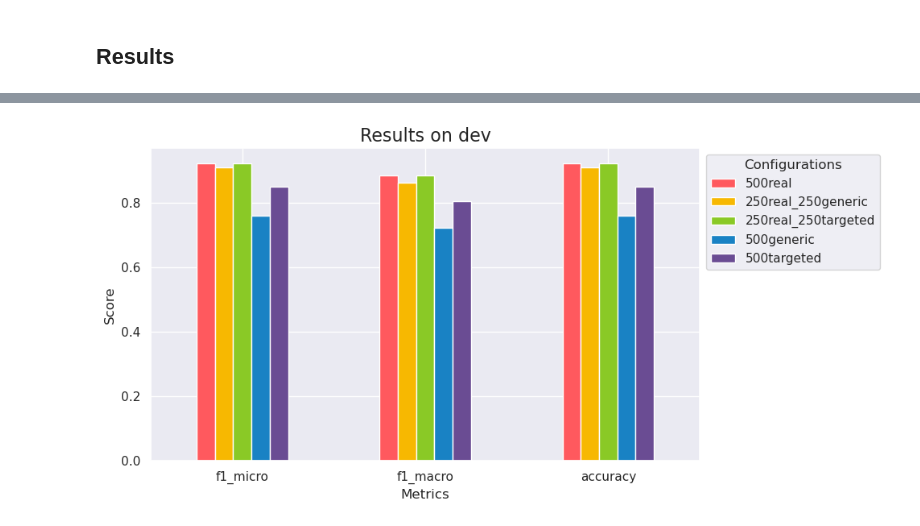
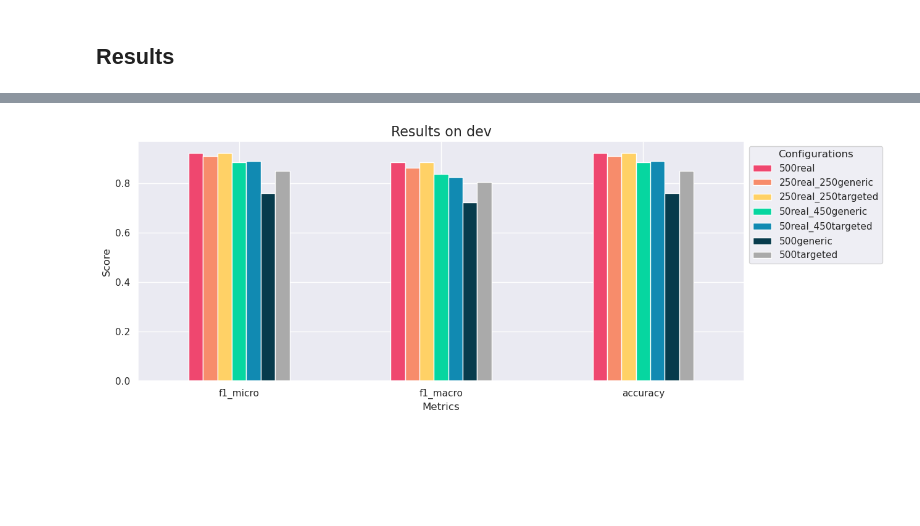
Before and after one commit to AlessandroGhiotto/thesis-nlp, a Jupyter notebook: src/agnews/run_multiclassRoBERTA_agnews.ipynb, the cells around one changed output, grey strips where cells are left out. Drawn from its saved outputs; the diff is of its cells as text; code cells hidden in the pictures; blank space fills up the shorter version.

```diff
--- a/src/agnews/run_multiclassRoBERTA_agnews.ipynb
+++ b/src/agnews/run_multiclassRoBERTA_agnews.ipynb
@@ -205,6 +167,8 @@ train_details = main_multiclassRoBERTA(
     dev_df=dev_df,
     synth_ratio=0.5, # 50% of the data is synthetic
     max_samples=500,
+    epochs=8,
+    batch_size=16,
     output_dir=os.path.join(FOLDER_DIR, name),
     log_dir=LOG_DIR,
     generation_method="targeted augmentation",
@@ -249,0 +270,22 @@ TRAIN DETAILS:
+# %%
+name = "exp_50real_450targeted"
+train_details = main_multiclassRoBERTA(
+    real_df=real_train_df,
+    synth_df=syn_targeted_df, # Targeted Augmentation
+    dev_df=dev_df,
+    synth_ratio=0.9, # 50% of the data is synthetic
+    max_samples=500,
+    epochs=8,
+    batch_size=16,
+    output_dir=os.path.join(FOLDER_DIR, name),
+    log_dir=LOG_DIR,
+    generation_method="targeted augmentation",
+    save_model=False,
+    save_dataset=False,
+)
+print("\nTRAIN DETAILS:")
+print(json.dumps(train_details, indent=4))
+
+res = train_details["metrics_dev"]
+res["method"] = name.replace("exp_", "")
+results.append(res)
@@ -257,6 +329,8 @@ train_details = main_multiclassRoBERTA(
     dev_df=dev_df,
     synth_ratio=1.0, # 100% of the data is synthetic
     max_samples=500,
+    epochs=8,
+    batch_size=16,
     output_dir=os.path.join(FOLDER_DIR, name),
     log_dir=LOG_DIR,
     generation_method="generic augmentation",
@@ -309,6 +383,8 @@ train_details = main_multiclassRoBERTA(
     dev_df=dev_df,
     synth_ratio=1.0, # 100% of the data is synthetic
     max_samples=500,
+    epochs=8,
+    batch_size=16,
     output_dir=os.path.join(FOLDER_DIR, name),
     log_dir=LOG_DIR,
     generation_method="targeted augmentation",
@@ -369,18 +447,18 @@ display(df_results.round(3))
 # %%
 # df_results = pd.read_csv(os.path.join(FOLDER_DIR, "results_RoBERTA.csv"))
 
 plot_df = df_results.set_index('method')
-colors = ['#ff595e', '#f7b801', '#8ac926', '#1982c4', '#6a4c93']
-ax = plot_df.T.plot(kind='bar', figsize=(10, 5), color=colors)
+colors = ['#ef476f', '#f78c6b', '#ffd166', '#06d6a0', '#118ab2', '#073b4c', '#aaaaaa']
+ax = plot_df.T.plot(kind='bar', figsize=(13, 5), color=colors)
 
 plt.title('Results on dev', fontsize=16)
 plt.xlabel('Metrics')
 plt.ylabel('Score')
 plt.xticks(rotation=0)
 plt.legend(title='Configurations', bbox_to_anchor=(1, 1), loc='upper left')
 plt.grid(True)
 
 plt.tight_layout()
 plt.show()
 # %% [output]
-[figure, old version]
+[figure, new version]
```
Also changed, not shown: parts of 14 cells of this notebook, 6 other files.
